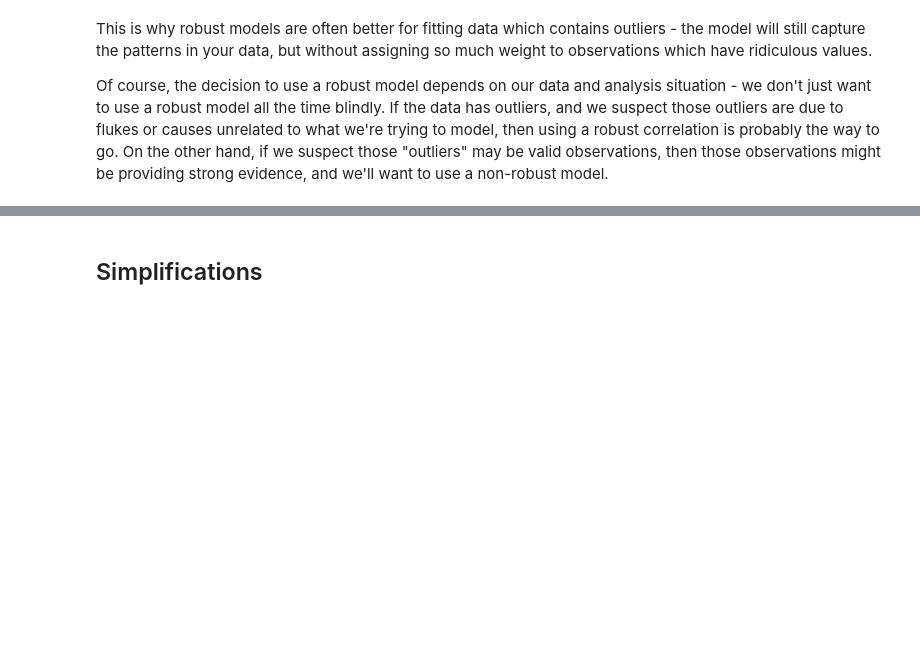
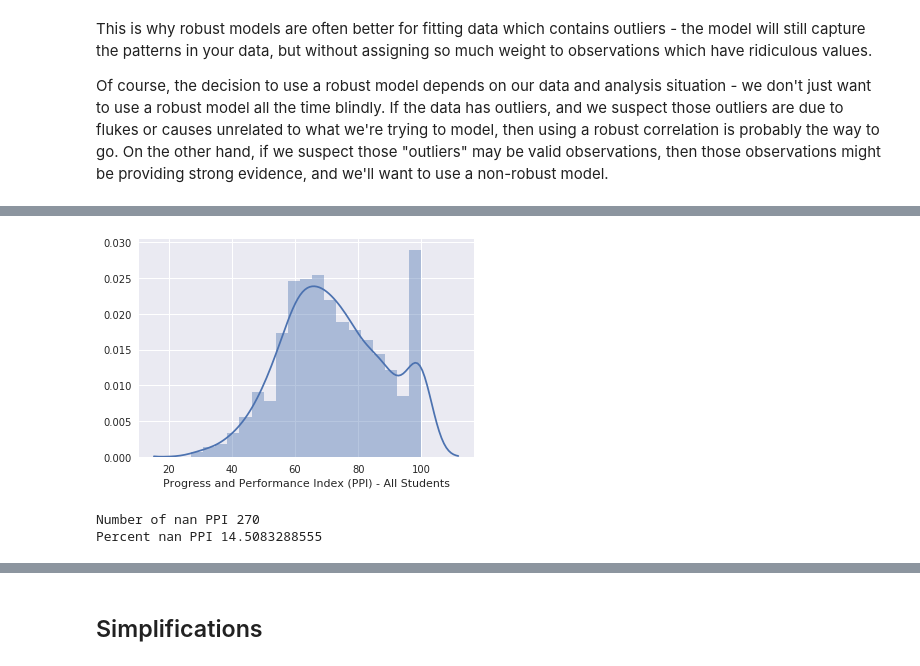
Before and after one commit to brendanhasz/bayesian-correlation, a Jupyter notebook: MultilevelBayesianCorrelations.ipynb, the cells around one changed output, grey strips where cells are left out. Cells and saved outputs as stored; diff of their text form; code cells hidden in the pictures; blank space fills up the shorter version.

```diff
--- a/MultilevelBayesianCorrelations.ipynb
+++ b/MultilevelBayesianCorrelations.ipynb
@@ -665,0 +693,13 @@ Of course, the decision to use a robust model depends on our data and analysis s
+# %%
+# Correlation between cost/student and progress?
+ppi = df['Progress and Performance Index (PPI) - All Students']
+sb.distplot(ppi.dropna())
+plt.show()
+
+# Print the number of empty entries for this column
+print('Number of nan PPI', ppi.isnull().sum())
+print('Percent nan PPI', 100*ppi.isnull().sum()/df.shape[0])
+# %% [output]
+[figure, added]
+Number of nan PPI 270
+Percent nan PPI 14.5083288555
```
Also changed, not shown: parts of 33 cells of this notebook.
